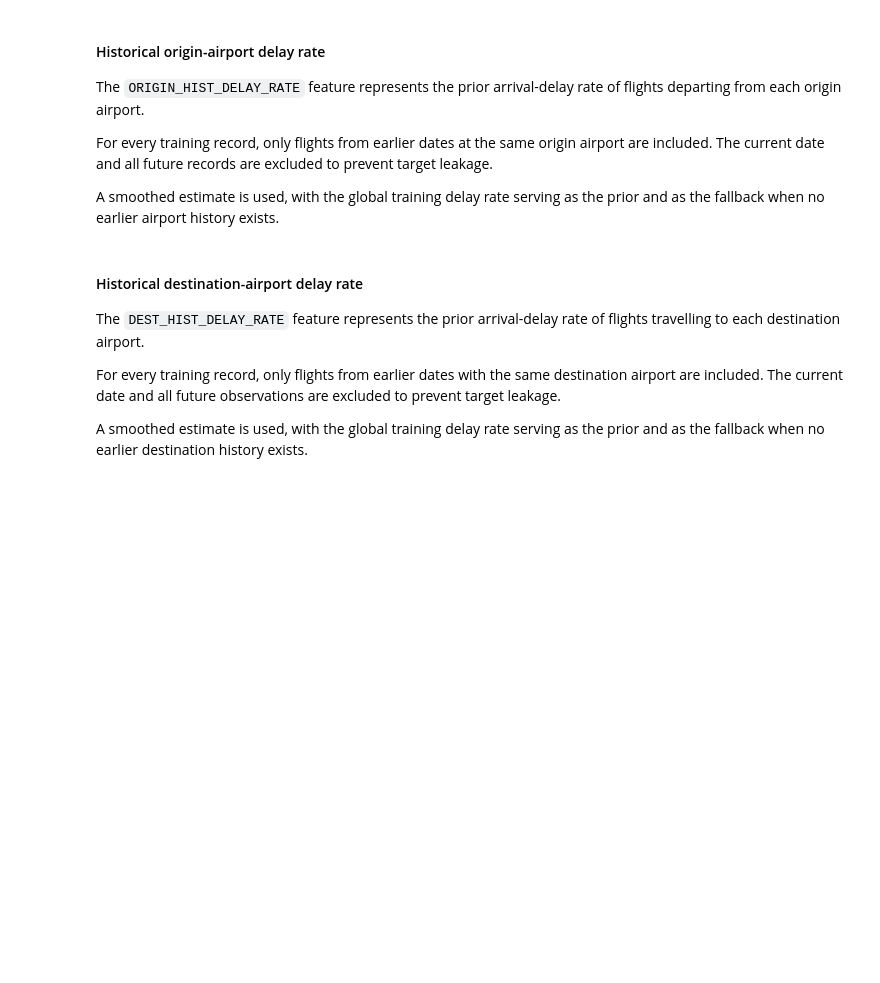
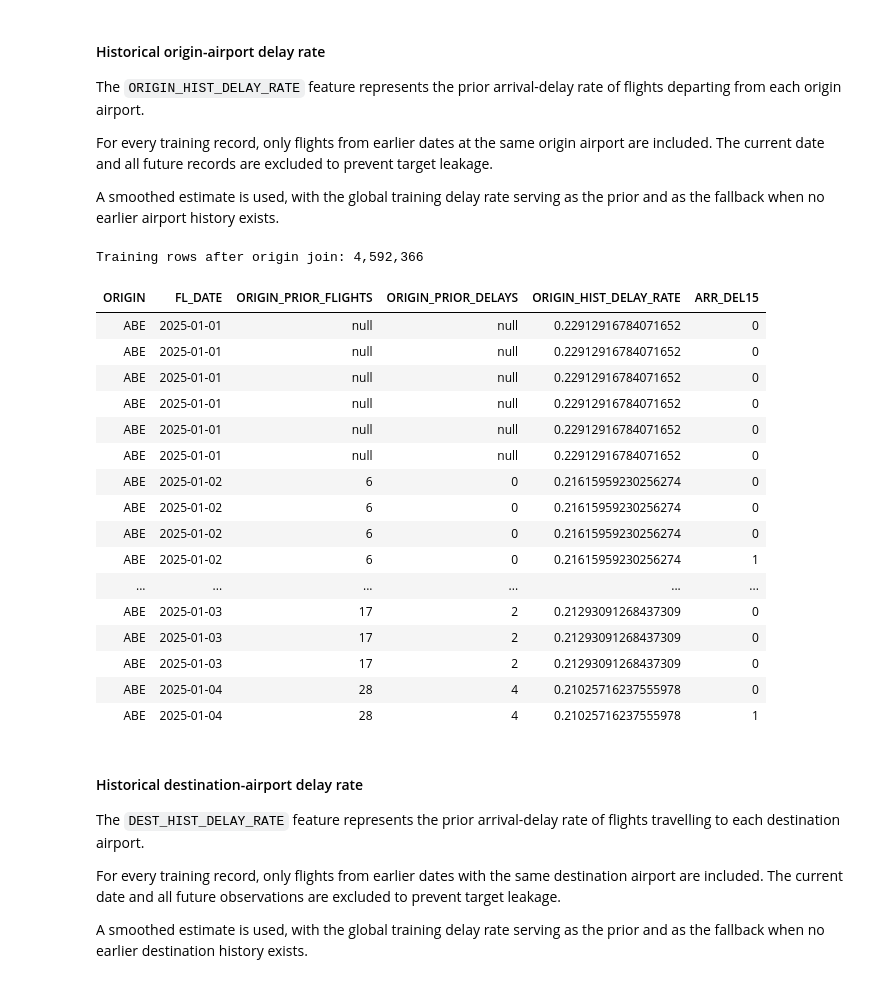
Before and after one commit to DanielmonUNFC/AI-Powered-Flight-Delay-Risk-Prediction-and-Operational-Prioritization, a Jupyter notebook: notebooks/07_model_training.ipynb, the cells around one changed output. Drawn from its saved outputs; the diff is of its cells as text; code cells hidden in the pictures; blank space fills up the shorter version.

```diff
--- a/notebooks/07_model_training.ipynb
+++ b/notebooks/07_model_training.ipynb
@@ -409,6 +512,7 @@ origin_history_window = (
 
 origin_history_features = (
     origin_daily_stats
+    .join(global_daily_history, on="FL_DATE", how="left")
     .withColumn(
         "ORIGIN_PRIOR_FLIGHTS",
         F.sum("DAILY_ORIGIN_FLIGHT_COUNT").over(origin_history_window),
@@ -424,7 +528,8 @@ origin_history_features = (
                 F.col("ORIGIN_PRIOR_DELAYS").cast("double"),
                 F.lit(0.0),
             )
-            + F.lit(SMOOTHING_STRENGTH * global_training_delay_rate)
+            + F.lit(SMOOTHING_STRENGTH)
+            * F.col("GLOBAL_HIST_DELAY_RATE")
         )
         /
         (
@@ -452,34 +557,53 @@ df_train_hist = (
         origin_history_features,
         on=["ORIGIN", "FL_DATE"],
         how="left",
     )
     .withColumn(
         "ORIGIN_HIST_DELAY_RATE",
         F.coalesce(
             F.col("ORIGIN_HIST_DELAY_RATE"),
-            F.lit(global_training_delay_rate),
+            F.lit(INITIAL_GLOBAL_DELAY_PRIOR),
         ),
     )
 )
 
 print(f"Training rows after origin join: {df_train_hist.count():,}")
 
 display(
     df_train_hist
     .select(
         "ORIGIN",
         "FL_DATE",
         "ORIGIN_PRIOR_FLIGHTS",
         "ORIGIN_PRIOR_DELAYS",
         "ORIGIN_HIST_DELAY_RATE",
         "ARR_DEL15",
     )
     .orderBy(
         "ORIGIN",
         "FL_DATE",
     )
     .limit(30)
 )
+# %% [output]
+Training rows after origin join: 4,592,366
+| ORIGIN | FL_DATE | ORIGIN_PRIOR_FLIGHTS | ORIGIN_PRIOR_DELAYS | ORIGIN_HIST_DELAY_RATE | ARR_DEL15 |
+| ABE | 2025-01-01 | null | null | 0.22912916784071652 | 0 |
+| ABE | 2025-01-01 | null | null | 0.22912916784071652 | 0 |
+| ABE | 2025-01-01 | null | null | 0.22912916784071652 | 0 |
+| ABE | 2025-01-01 | null | null | 0.22912916784071652 | 0 |
+| ABE | 2025-01-01 | null | null | 0.22912916784071652 | 0 |
+| ABE | 2025-01-01 | null | null | 0.22912916784071652 | 0 |
+| ABE | 2025-01-02 | 6 | 0 | 0.21615959230256274 | 0 |
+| ABE | 2025-01-02 | 6 | 0 | 0.21615959230256274 | 0 |
+| ABE | 2025-01-02 | 6 | 0 | 0.21615959230256274 | 0 |
+| ABE | 2025-01-02 | 6 | 0 | 0.21615959230256274 | 1 |
+| ... | ... | ... | ... | ... | ... |
+| ABE | 2025-01-03 | 17 | 2 | 0.21293091268437309 | 0 |
+| ABE | 2025-01-03 | 17 | 2 | 0.21293091268437309 | 0 |
+| ABE | 2025-01-03 | 17 | 2 | 0.21293091268437309 | 0 |
+| ABE | 2025-01-04 | 28 | 4 | 0.21025716237555978 | 0 |
+| ABE | 2025-01-04 | 28 | 4 | 0.21025716237555978 | 1 |
 # %% [markdown]
 #### Historical destination-airport delay rate
 
```
Also changed, not shown: parts of 50 cells of this notebook, 22 other files.
